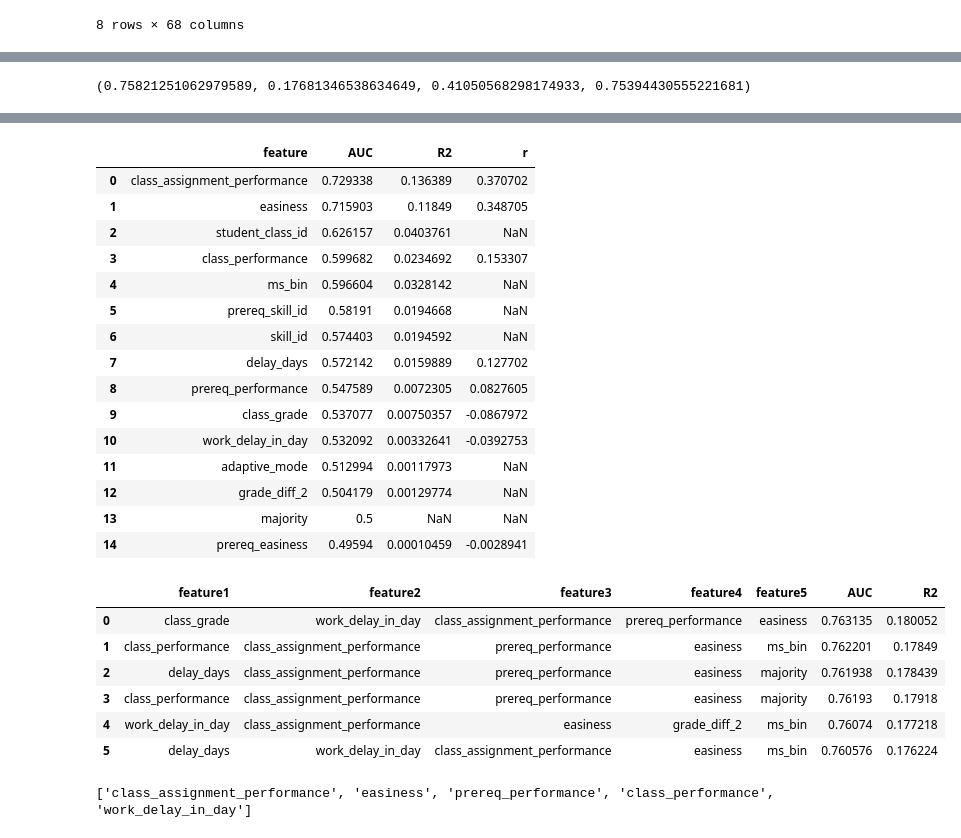
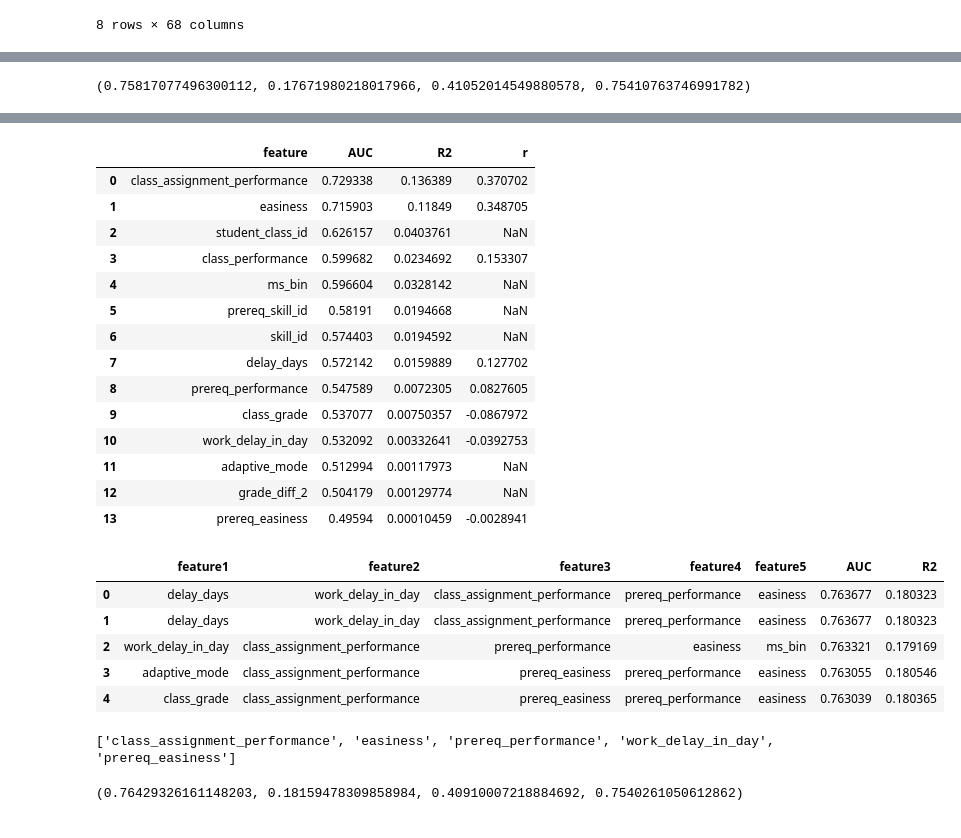
Before and after one commit to beardeer/assistments_analysis, a Jupyter notebook: ARRS/Chapter_3.ipynb, the cells around one changed output, grey strips where cells are left out. Saved outputs shown, nothing was run; the diff lists cells and outputs as text; code cells hidden in the pictures.

```diff
--- a/ARRS/Chapter_3.ipynb
+++ b/ARRS/Chapter_3.ipynb
@@ -179,6 +179,7 @@ all_features.remove('right')
 all_features.remove('wrong')
 all_features.remove('mastered')
 all_features.remove('student_id')
+all_features.remove('majority')
 predictors = all_features
 cv_label_name = 'student_id'
 categorical_features = ['student_class_id', 'adaptive_mode', 'skill_id', 'prereq_skill_id', 'grade_diff_2', 'ms_bin']
@@ -207,7 +207,7 @@ print classification_model(model = model, data = data, predictors = predictors,
                      categorical_features = categorical_features, cv_label_name = cv_label_name,
                      k = k, test_size = None, n_iter = None, train_only = False)
 # %% [output]
-(0.75821251062979589, 0.17681346538634649, 0.41050568298174933, 0.75394430555221681)
+(0.75817077496300112, 0.17671980218017966, 0.41052014549880578, 0.75410763746991782)
 # %%
 arp_result = []
 
@@ -305,11 +305,10 @@ single_feature_performance
 | 10 | work_delay_in_day | 0.532092 | 0.00332641 | -0.0392753 |
 | 11 | adaptive_mode | 0.512994 | 0.00117973 | NaN |
 | 12 | grade_diff_2 | 0.504179 | 0.00129774 | NaN |
-| 13 | majority | 0.5 | NaN | NaN |
-| 14 | prereq_easiness | 0.49594 | 0.00010459 | -0.0028941 |
+| 13 | prereq_easiness | 0.49594 | 0.00010459 | -0.0028941 |
 # %%
 num_features = 5
-num_combinations = sc.comb(len(single_feature_performance) - 1, num_features, exact=True) / num_features
+num_combinations = sc.comb(len(single_feature_performance), num_features, exact=True) / num_features
 # %%
 feature_column_names = ['feature'+str(x+1) for x in range(num_features)]
 feature_combinations_performance = pd.DataFrame(index=range(num_combinations), columns = feature_column_names + ['AUC', 'R2'])
@@ -336,15 +335,14 @@ for combination in tqdm(range(num_combinations)):
     feature_combinations_performance.ix[combination,'R2'] = b
 # %%
 feature_combinations_performance = feature_combinations_performance.sort_values(by='AUC', axis=0, ascending=False).reset_index(drop=True)
-feature_combinations_performance.ix[:num_features,:]
+feature_combinations_performance.ix[:num_features-1,:]
 # %% [output]
 |  | feature1 | feature2 | feature3 | feature4 | feature5 | AUC | R2 |
-| 0 | class_grade | work_delay_in_day | class_assignment_performance | prereq_performance | easiness | 0.763135 | 0.180052 |
-| 1 | class_performance | class_assignment_performance | prereq_performance | easiness | ms_bin | 0.762201 | 0.17849 |
-| 2 | delay_days | class_assignment_performance | prereq_performance | easiness | majority | 0.761938 | 0.178439 |
-| 3 | class_performance | class_assignment_performance | prereq_performance | easiness | majority | 0.76193 | 0.17918 |
-| 4 | work_delay_in_day | class_assignment_performance | easiness | grade_diff_2 | ms_bin | 0.76074 | 0.177218 |
-| 5 | delay_days | work_delay_in_day | class_assignment_performance | easiness | ms_bin | 0.760576 | 0.176224 |
+| 0 | delay_days | work_delay_in_day | class_assignment_performance | prereq_performance | easiness | 0.763677 | 0.180323 |
+| 1 | delay_days | work_delay_in_day | class_assignment_performance | prereq_performance | easiness | 0.763677 | 0.180323 |
+| 2 | work_delay_in_day | class_assignment_performance | prereq_performance | easiness | ms_bin | 0.763321 | 0.179169 |
+| 3 | adaptive_mode | class_assignment_performance | prereq_easiness | prereq_performance | easiness | 0.763055 | 0.180546 |
+| 4 | class_grade | class_assignment_performance | prereq_easiness | prereq_performance | easiness | 0.763039 | 0.180365 |
 # %%
 top_features = []
 
@@ -355,7 +353,13 @@ best_features = [ite for ite, it in Counter(top_features).most_common(num_featur
 
 print best_features
 # %% [output]
-['class_assignment_performance', 'easiness', 'prereq_performance', 'class_performance', 'work_delay_in_day']
+['class_assignment_performance', 'easiness', 'prereq_performance', 'work_delay_in_day', 'prereq_easiness']
+# %%
+print classification_model(model = model, data = data, predictors = best_features, label = label,
+                     categorical_features = None, cv_label_name = cv_label_name,
+                     k = k, test_size = None, n_iter = None, train_only = False)
+# %% [output]
+(0.76429326161148203, 0.18159478309858984, 0.40910007218884692, 0.7540261050612862)
 # %%
 arp_result_2 = []
 
```
Also changed, not shown: parts of 4 cells of this notebook.
